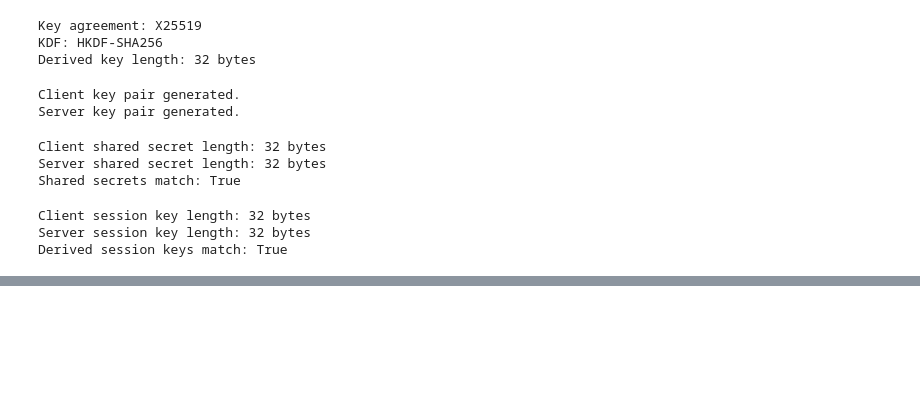
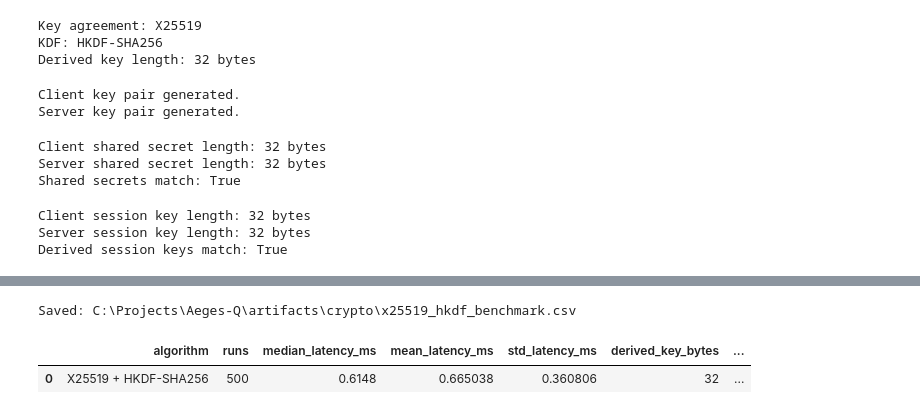
Before and after one commit to AskariAbidi18/Aeges-Q, a Jupyter notebook: notebooks/06_classical_crypto/classical_crypto_benchmark.ipynb, the cells around one changed output, grey strips where cells are left out. Saved outputs shown, nothing was run; the diff lists cells and outputs as text; code cells hidden in the pictures; blank space fills up the shorter version.

```diff
--- a/notebooks/06_classical_crypto/classical_crypto_benchmark.ipynb
+++ b/notebooks/06_classical_crypto/classical_crypto_benchmark.ipynb
@@ -525 +525,30 @@ Std deviation:  0.1065 ms
 Session-key agreement verified: True
+# %%
+# Save X25519 + HKDF benchmark results
+
+key_exchange_benchmark = pd.DataFrame([{
+    "algorithm": "X25519 + HKDF-SHA256",
+    "runs": KEY_EXCHANGE_BENCHMARK_RUNS,
+    "median_latency_ms": key_exchange_median_ms,
+    "mean_latency_ms": key_exchange_mean_ms,
+    "std_latency_ms": key_exchange_std_ms,
+    "derived_key_bytes": DERIVED_KEY_LENGTH,
+    "session_key_agreement_verified": True,
+}])
+
+key_exchange_path = (
+    crypto_artifacts_dir / "x25519_hkdf_benchmark.csv"
+)
+
+key_exchange_benchmark.to_csv(
+    key_exchange_path,
+    index=False
+)
+
+print("Saved:", key_exchange_path)
+print()
+display(key_exchange_benchmark)
+# %% [output]
+Saved: C:\Projects\Aeges-Q\artifacts\crypto\x25519_hkdf_benchmark.csv
+|  | algorithm | runs | median_latency_ms | mean_latency_ms | std_latency_ms | derived_key_bytes | ... |
+| 0 | X25519 + HKDF-SHA256 | 500 | 0.6148 | 0.665038 | 0.360806 | 32 | ... |
```
Also changed, not shown: parts of 16 cells of this notebook, 1 other file.
